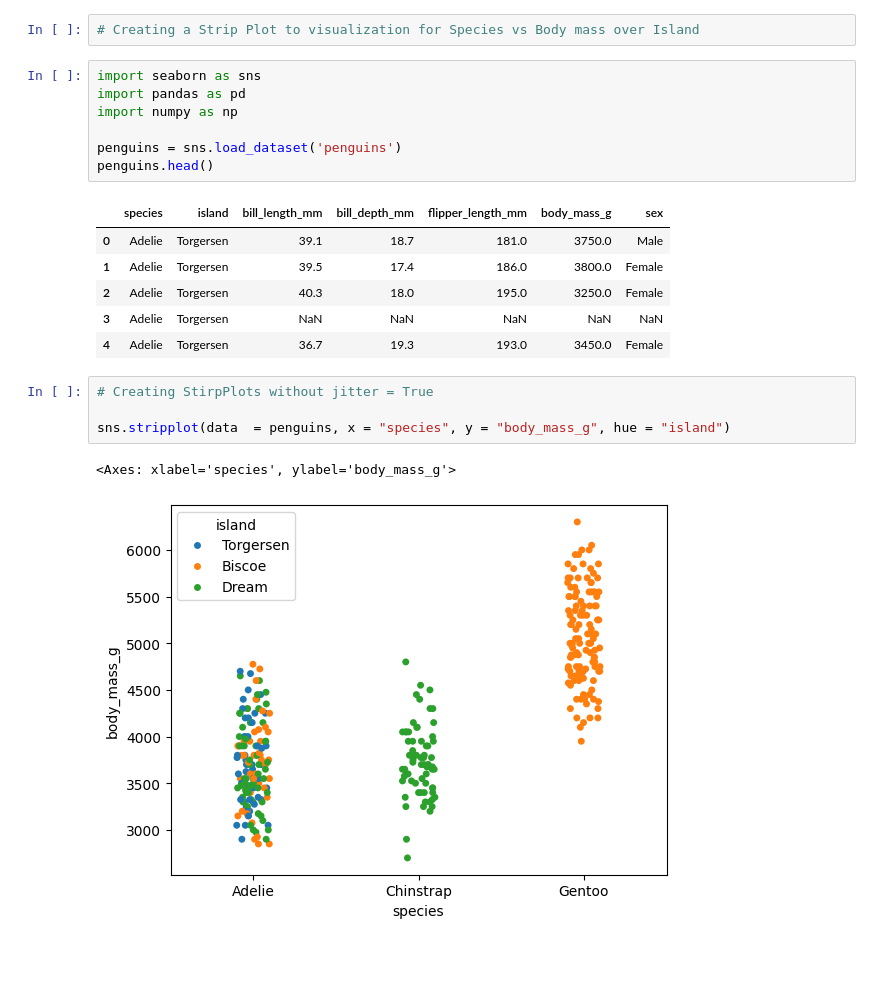
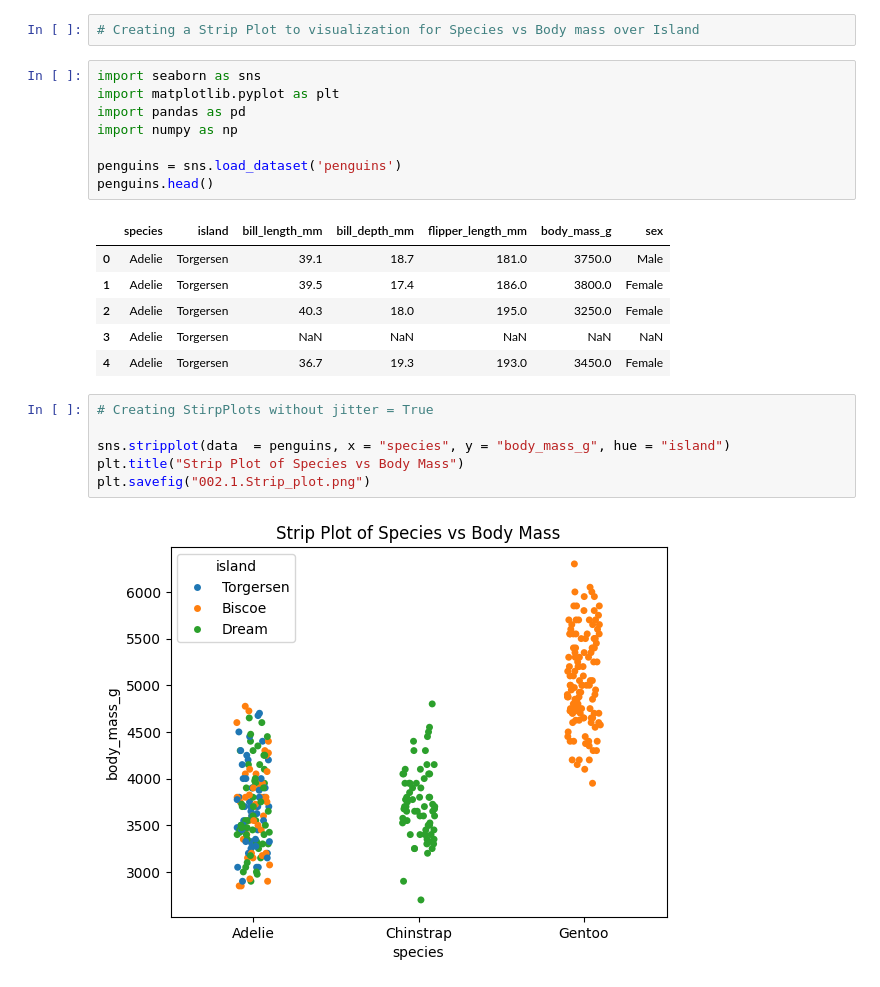
Before and after one commit to dhammdeepgajbhiye32/python-data-analyst-learning, a Jupyter notebook: 05_Seaborn_Library_Jupyter/01.Seaborn_Topics/002.Strip_plot.ipynb, the cells around one changed output. Saved outputs shown, nothing was run; the diff lists cells and outputs as text; blank space fills up the shorter version.

```diff
--- a/05_Seaborn_Library_Jupyter/01.Seaborn_Topics/002.Strip_plot.ipynb
+++ b/05_Seaborn_Library_Jupyter/01.Seaborn_Topics/002.Strip_plot.ipynb
@@ -2,6 +2,7 @@
 # Creating a Strip Plot to visualization for Species vs Body mass over Island
 # %%
 import seaborn as sns
+import matplotlib.pyplot as plt
 import pandas as pd
 import numpy as np
 
@@ -17,10 +18,11 @@ penguins.head()
 # %%
 # Creating StirpPlots without jitter = True
 
 sns.stripplot(data  = penguins, x = "species", y = "body_mass_g", hue = "island")
+plt.title("Strip Plot of Species vs Body Mass")
+plt.savefig("002.1.Strip_plot.png")
 # %% [output]
-<Axes: xlabel='species', ylabel='body_mass_g'>
-[figure, old version]
+[figure, new version]
 # %%
 # Creating StirpPlots with jitter = True
 
```
Also changed, not shown: parts of 1 cell of this notebook, 39 other files.
